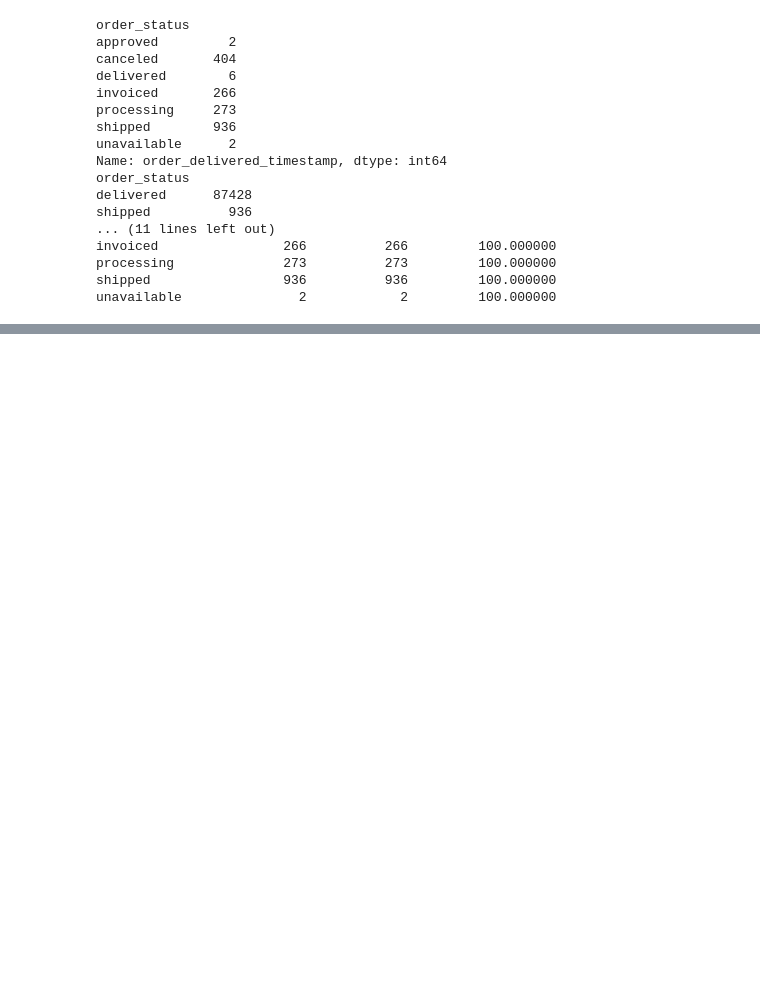
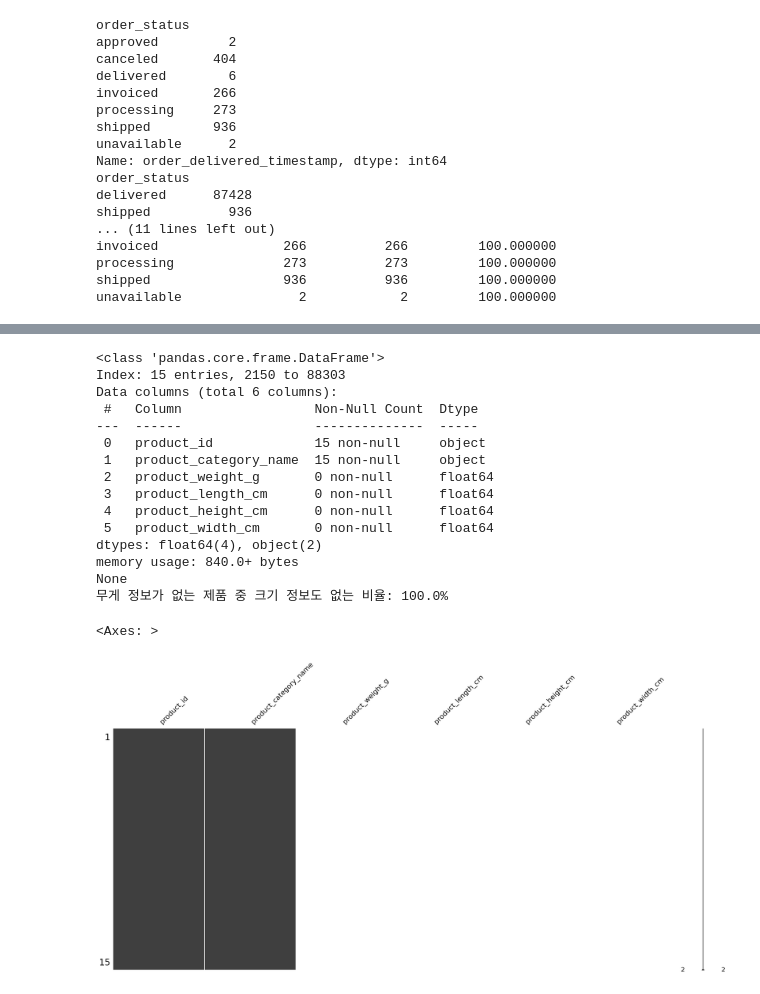
Before and after one commit to nasnah-hansan/Pandas, a Jupyter notebook: Pandas_practice_0.ipynb, the cells around one changed output, grey strips where cells are left out. Drawn from its saved outputs; the diff is of its cells as text; code cells hidden in the pictures; blank space fills up the shorter version.

```diff
--- a/Pandas_practice_0.ipynb
+++ b/Pandas_practice_0.ipynb
@@ -264,0 +163,29 @@ print(df_cleaned)
+# %%
+# 3. 조건부 카운트
+# weight_missing = df_Products['product_weight_g'].isnull()
+# print(weight_missing.info()) # 이것은 series
+weight_missing = df_Products[df_Products['product_weight_g'].isnull()]
+print(weight_missing.info()) # 이것은 dataframe
+both_missing_ratio = weight_missing['product_length_cm'].isnull().mean() * 100
+print(f"무게 정보가 없는 제품 중 크기 정보도 없는 비율: {both_missing_ratio}%")
+# 하지만 갯수로만 파악하면 우연의 일치로 인한 오류도 있을 것 같다.
+# matrix로 확인도 필요할 듯
+msno.matrix(weight_missing)
+# %% [output]
+<class 'pandas.core.frame.DataFrame'>
+Index: 15 entries, 2150 to 88303
+Data columns (total 6 columns):
+ #   Column                 Non-Null Count  Dtype
+---  ------                 --------------  -----
+ 0   product_id             15 non-null     object
+ 1   product_category_name  15 non-null     object
+ 2   product_weight_g       0 non-null      float64
+ 3   product_length_cm      0 non-null      float64
+ 4   product_height_cm      0 non-null      float64
+ 5   product_width_cm       0 non-null      float64
+dtypes: float64(4), object(2)
+memory usage: 840.0+ bytes
+None
+무게 정보가 없는 제품 중 크기 정보도 없는 비율: 100.0%
+<Axes: >
+[figure, added]
```
Also changed, not shown: parts of 12 cells of this notebook.
